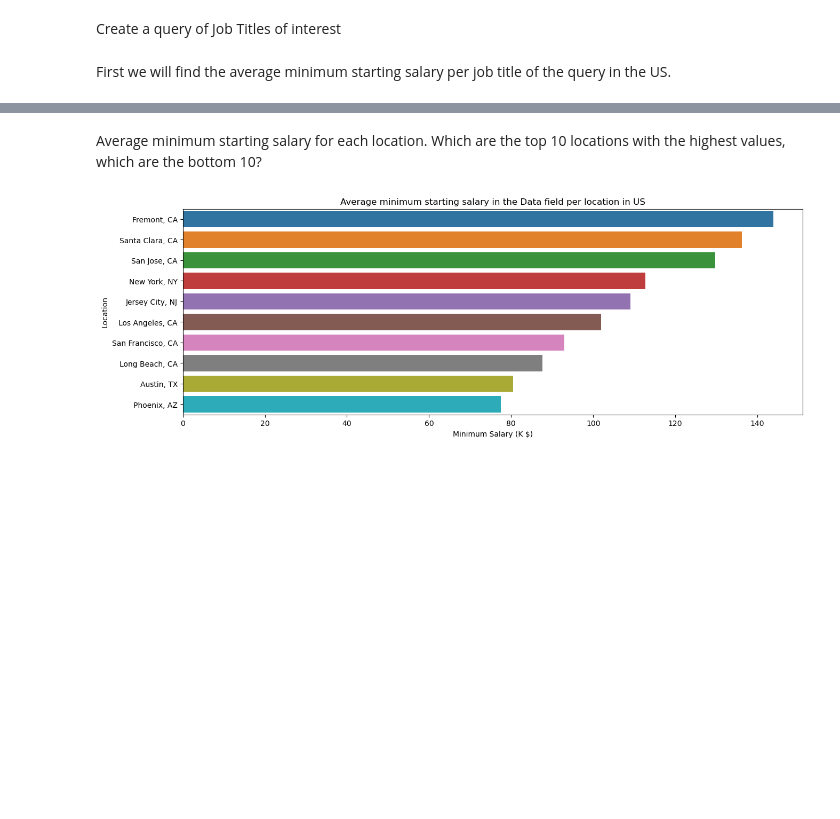
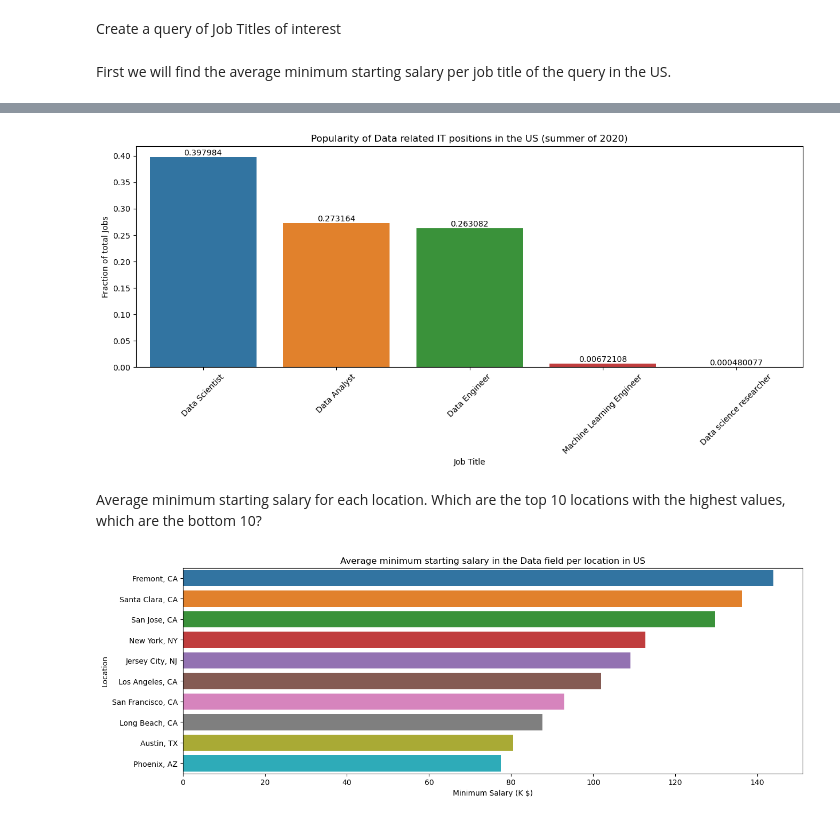
Before and after one commit to SyNikolai/BestStateforData, a Jupyter notebook: EDA/EDA_notebook.ipynb, the cells around one changed output, grey strips where cells are left out. Drawn from its saved outputs; the diff is of its cells as text; code cells hidden in the pictures; blank space fills up the shorter version.

```diff
--- a/EDA/EDA_notebook.ipynb
+++ b/EDA/EDA_notebook.ipynb
@@ -338,0 +330,3 @@ plt.show()
+# %%
+# Group by Job Title , calculate average salary, sort desc
+popul = salary_cost_taxes.groupby(by = "Job Title")["Job Title"].count()
@@ -339,3 +339,17 @@ plt.show()
+# %%
+# Keep only the queried titles
+popul = popul[popul.index.isin(query)]
+popul.sort_values(ascending = False, inplace = True)
+# %%
+# Plot the number of job entries in the dataframe (number of jobs per title is divided by the total job listings)
+plt.figure(figsize = [15,5])
+ax = sns.barplot(x = popul.index , y = popul.values/total_jobs)
+ax.set(title = "Popularity of Data related IT positions in the US (summer of 2020)", ylabel = "Fraction of total Jobs")
+ax.bar_label(ax.containers[0])
+plt.xticks(rotation = 45)
+plt.show()
+# %% [output]
+[figure, added]
 # %% [markdown]
 Average minimum starting salary for each location. Which are the top 10 locations with the highest values,
 which are the bottom 10?
```
Also changed, not shown: parts of 15 cells of this notebook, 2 other files.
